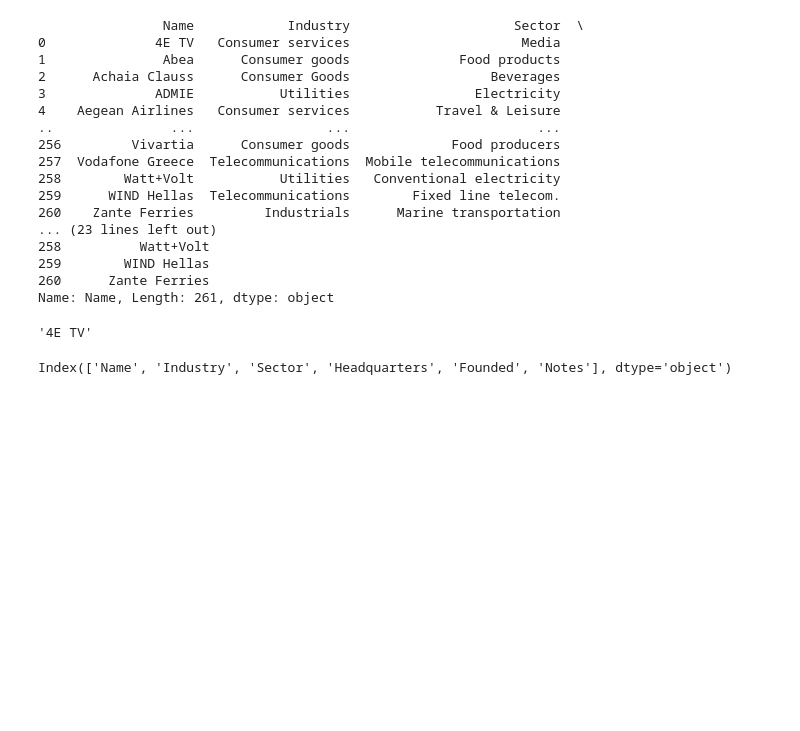
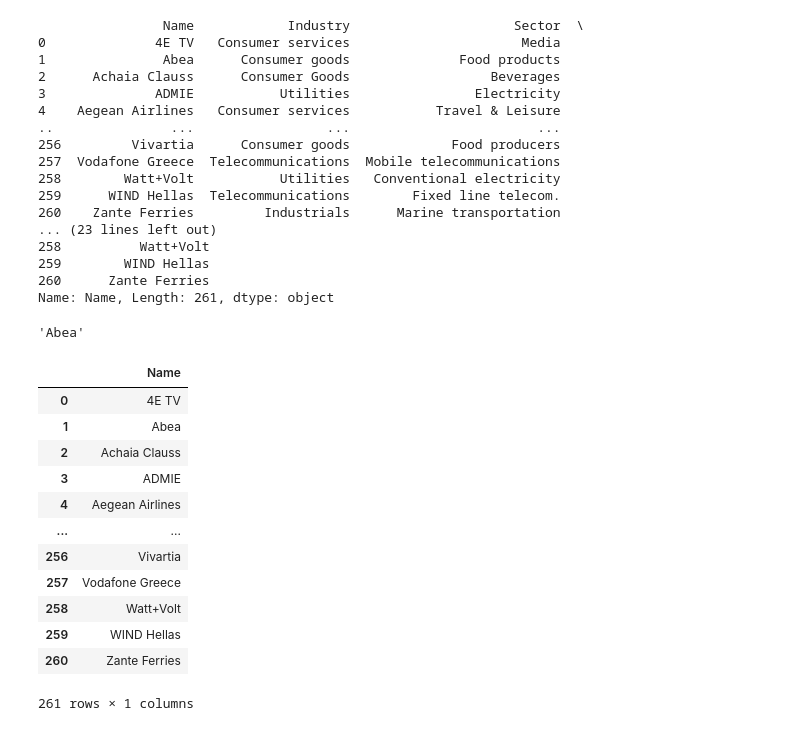
Before and after one commit to jaewook94/data-crawling-project, a Jupyter notebook: company.ipynb, the cells around one changed output. Cells and saved outputs as stored; diff of their text form; code cells hidden in the pictures; blank space fills up the shorter version.

```diff
--- a/company.ipynb
+++ b/company.ipynb
@@ -66,7 +62,9 @@ print(tables[1].Name)
 260      Zante Ferries
 Name: Name, Length: 261, dtype: object
 # %%
-tables[1].Name[0]
+greece_company_series = tables[1].Name
-# %% [output]
-'4E TV'
+# %%
+greece_company_series[1]
+# %% [output]
+'Abea'
 # %%
@@ -74,4 +72,17 @@ tables[1].to_csv('company_list', columns = ['Name'])
-# %%
-print(tables[1].columns)
-# %% [output]
-Index(['Name', 'Industry', 'Sector', 'Headquarters', 'Founded', 'Notes'], dtype='object')
+# %%
+df = pd.read_csv("company_list.csv", index_col = 0)
+df
+# %% [output]
+|  | Name |
+| 0 | 4E TV |
+| 1 | Abea |
+| 2 | Achaia Clauss |
+| 3 | ADMIE |
+| 4 | Aegean Airlines |
+| ... | ... |
+| 256 | Vivartia |
+| 257 | Vodafone Greece |
+| 258 | Watt+Volt |
+| 259 | WIND Hellas |
+| 260 | Zante Ferries |
+261 rows × 1 columns
```
Also changed, not shown: parts of 9 cells of this notebook, 1 other file.
